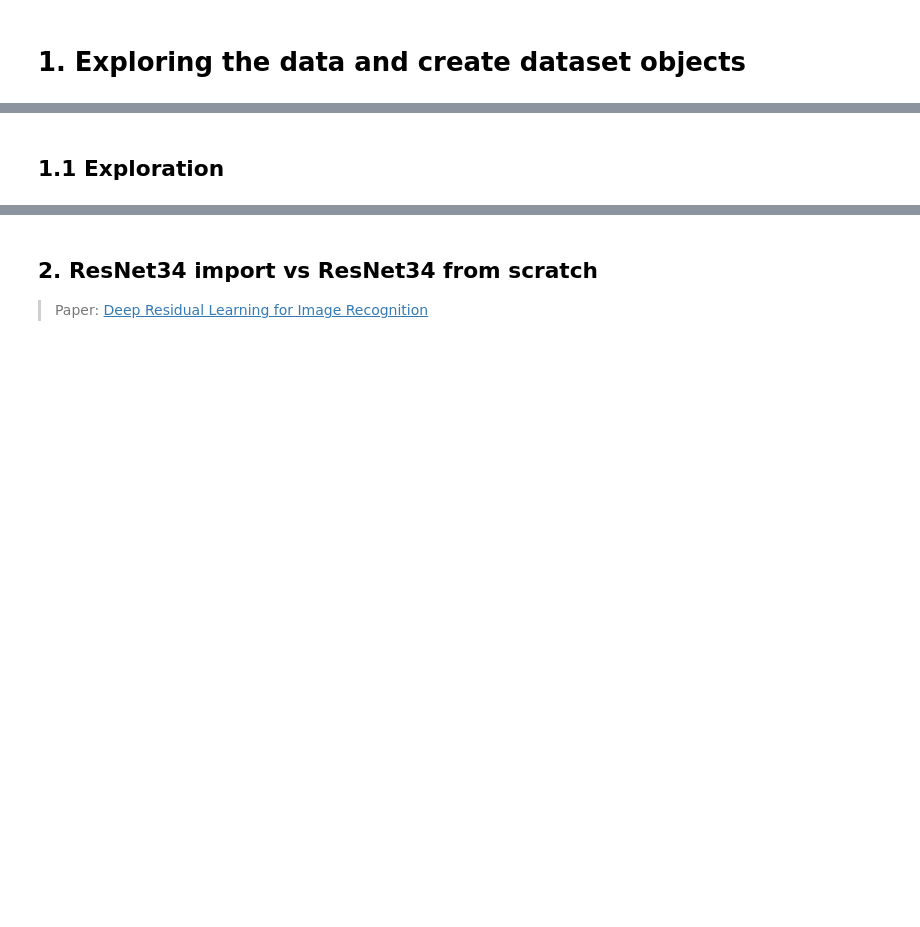
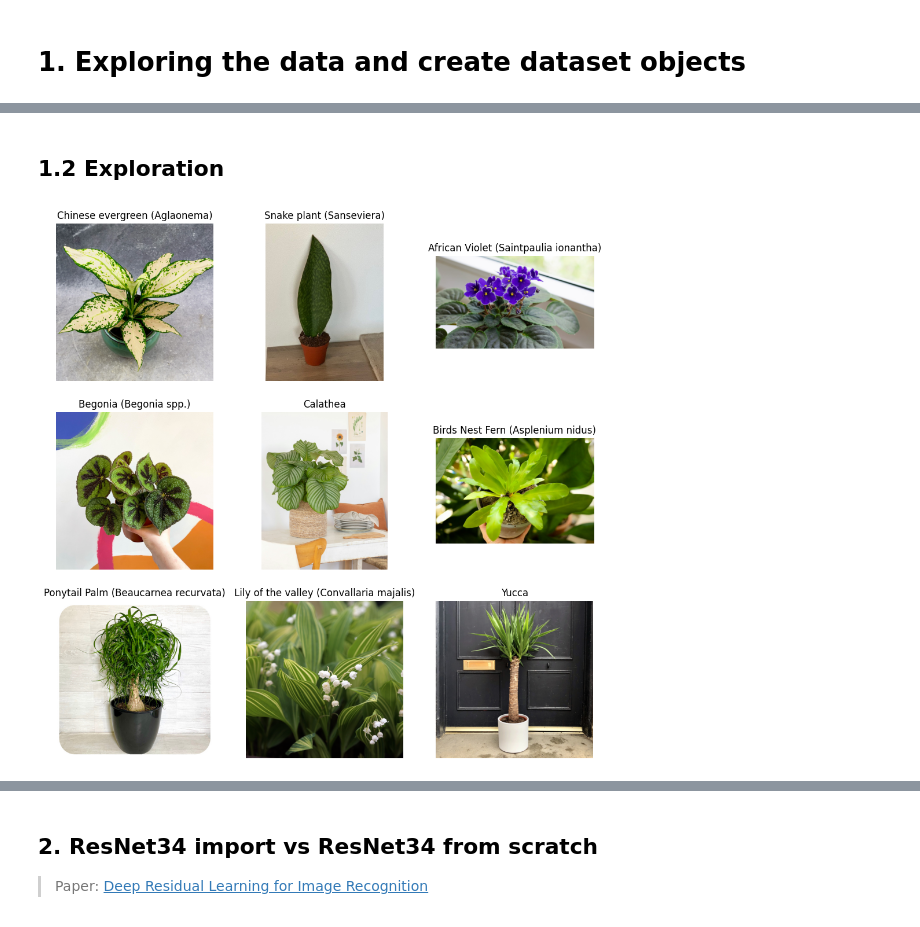
Before and after one commit to Weverton-Vitor/houseplants-classification-resnet, a Jupyter notebook: houseplants_classification_resnet_pytorch.ipynb, the cells around one changed output, grey strips where cells are left out. Saved outputs shown, nothing was run; the diff lists cells and outputs as text; code cells hidden in the pictures; blank space fills up the shorter version.

```diff
--- a/houseplants_classification_resnet_pytorch.ipynb
+++ b/houseplants_classification_resnet_pytorch.ipynb
@@ -8,0 +25,3 @@
+# %%
+data_path = './data'
+original_path = './house_plant_species'
@@ -9,2 +38,18 @@
 # %% [markdown]
-## 1.1 Exploration
+## 1.2 Exploration
+# %%
+def show_random_species(original_path: str ) -> None:
+  plt.figure(figsize=(12, 12))
+  for i in range(9):
+    specie = random.sample(os.listdir(original_path), k=1)[0]
+    image_path = random.sample(os.listdir(f'{original_path}/{specie}'), k=1)[0]
+
+    plt.subplot(3, 3, i+1)
+    image = plt.imread(f'{original_path}/{specie}/{image_path}')
+    plt.title(specie)
+    plt.axis(False)
+    plt.imshow(image)
+# %%
+show_random_species(original_path)
+# %% [output]
+[figure, added]
```
Also changed, not shown: parts of 20 cells of this notebook.
